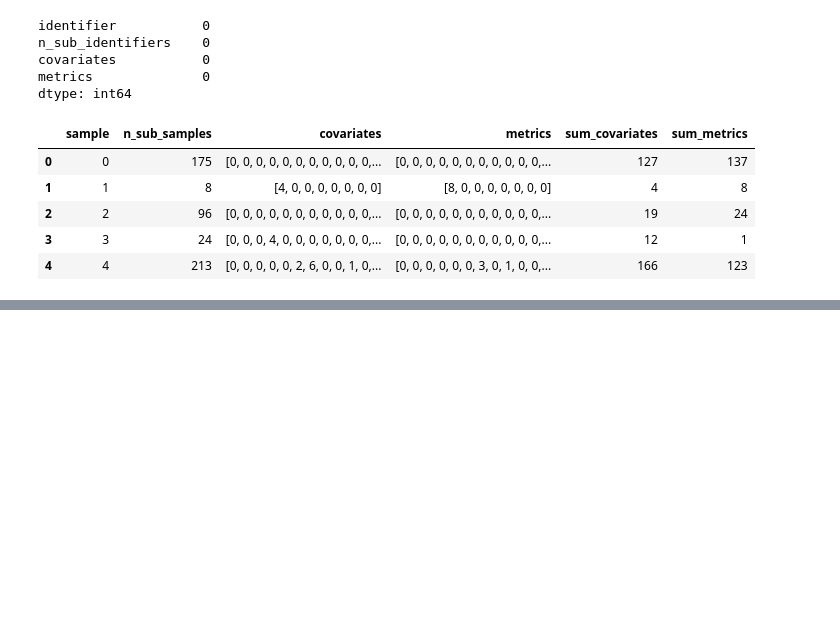
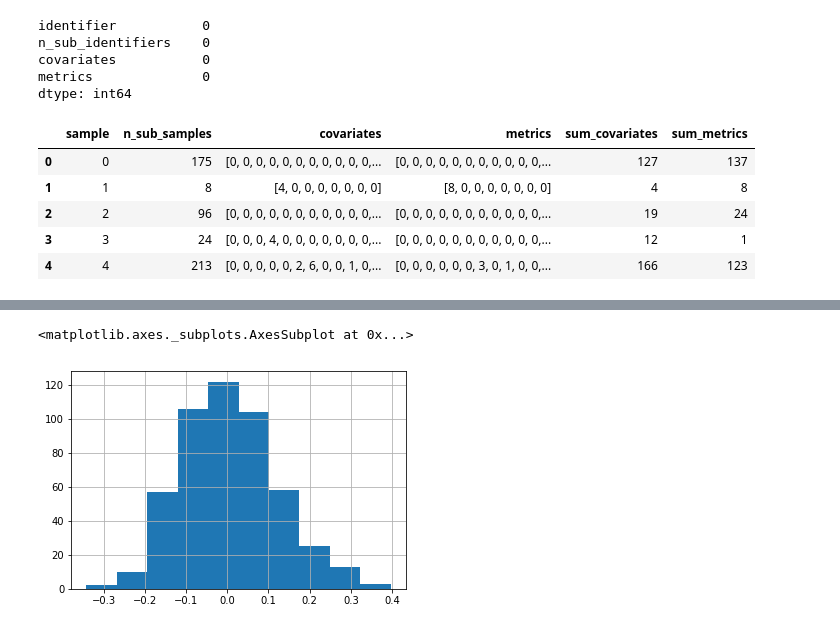
Before and after one commit to jrnhofman/Miscellaneous, a Jupyter notebook: experimentation_effect_sizes/experimentation_effect_sizes.ipynb, the cells around one changed output, grey strips where cells are left out. Drawn from its saved outputs; the diff is of its cells as text; code cells hidden in the pictures; blank space fills up the shorter version.

```diff
--- a/experimentation_effect_sizes/experimentation_effect_sizes.ipynb
+++ b/experimentation_effect_sizes/experimentation_effect_sizes.ipynb
@@ -69,0 +154,6 @@ data_munged.head()
+# %%
+# Subsample level, uncorrected
+effect_sizes['sub_sample_lvl'].hist()
+# %% [output]
+<matplotlib.axes._subplots.AxesSubplot at 0x...>
+[figure, added]
```
Also changed, not shown: parts of 10 cells of this notebook.
